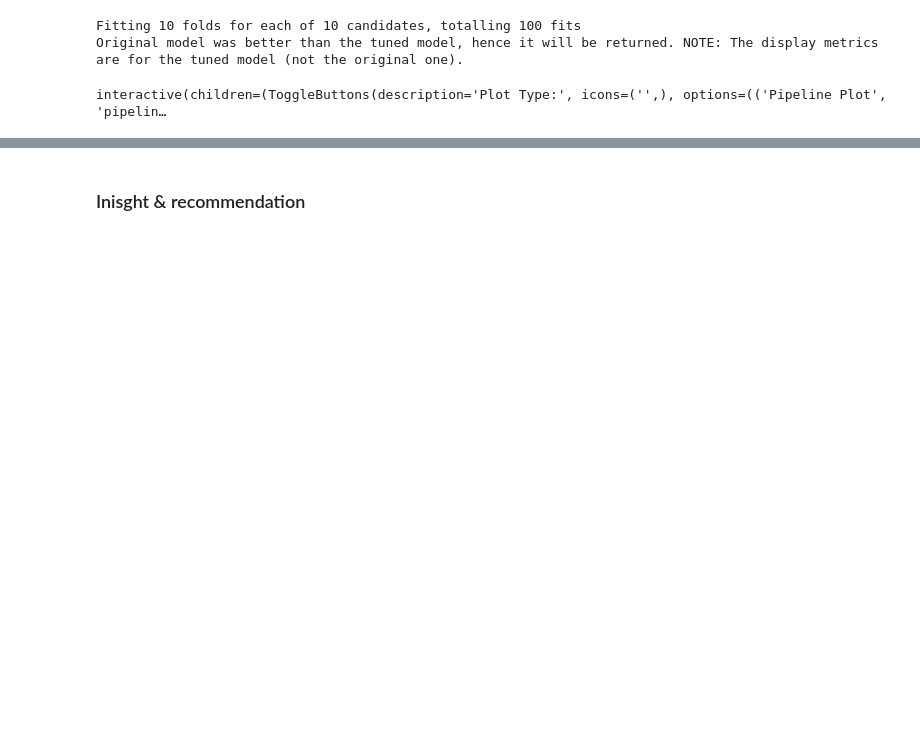
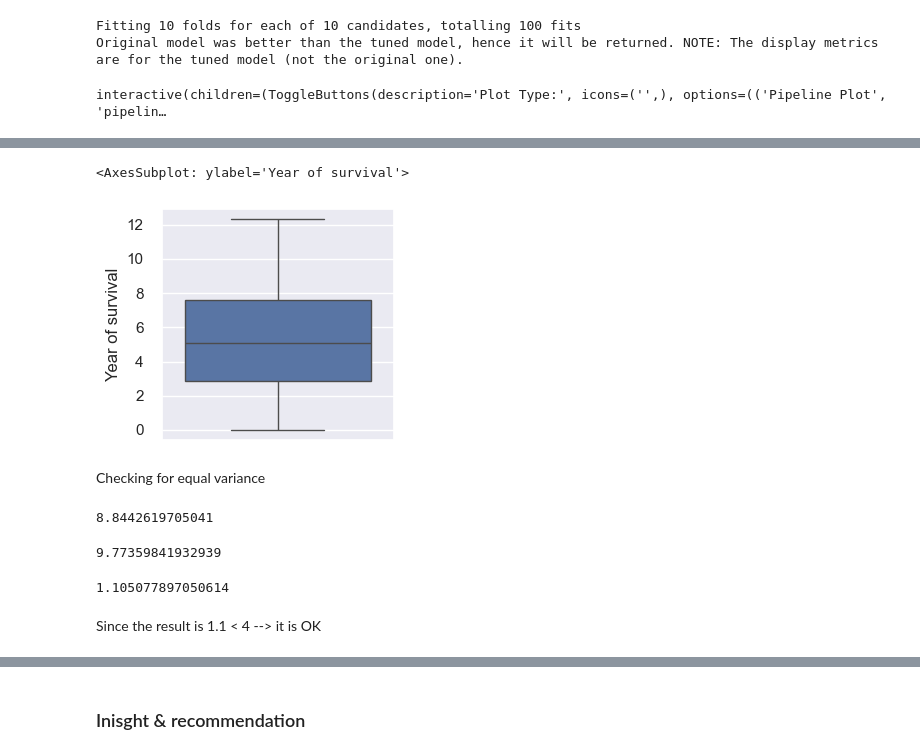
Before and after one commit to mnoragreta/Data-analysis, a Jupyter notebook: 4. Melanoma project - 2024 january/0125_Melanoma_project.ipynb, the cells around one changed output, grey strips where cells are left out. Drawn from its saved outputs; the diff is of its cells as text; code cells hidden in the pictures; blank space fills up the shorter version.

```diff
--- a/4. Melanoma project - 2024 january/0104_Melanoma_project_clean.ipynb
+++ b/4. Melanoma project - 2024 january/0125_Melanoma_project.ipynb
@@ -699,0 +776,24 @@ interactive(children=(ToggleButtons(description='Plot Type:', icons=('',), optio
+# %%
+male_survival = df1[df1['sex'] == 1]['Year of survival']
+# %%
+sns.set(rc={"figure.figsize":(3,3)})
+sns.boxplot(data=male_survival)
+# %% [output]
+<AxesSubplot: ylabel='Year of survival'>
+[figure, added]
+# %% [markdown]
+Checking for equal variance
+# %%
+np.var(female_survival)
+# %% [output]
+8.8442619705041
+# %%
+np.var(male_survival)
+# %% [output]
+9.77359841932939
+# %%
+np.var(male_survival) / np.var(female_survival)
+# %% [output]
+1.105077897050614
+# %% [markdown]
+Since the result is 1.1 < 4 --> it is OK
```
Also changed, not shown: parts of 99 cells of this notebook.
